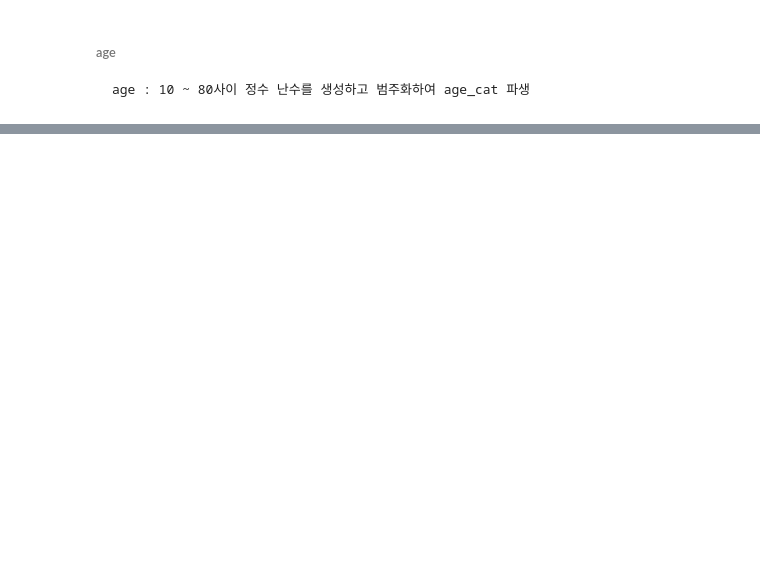
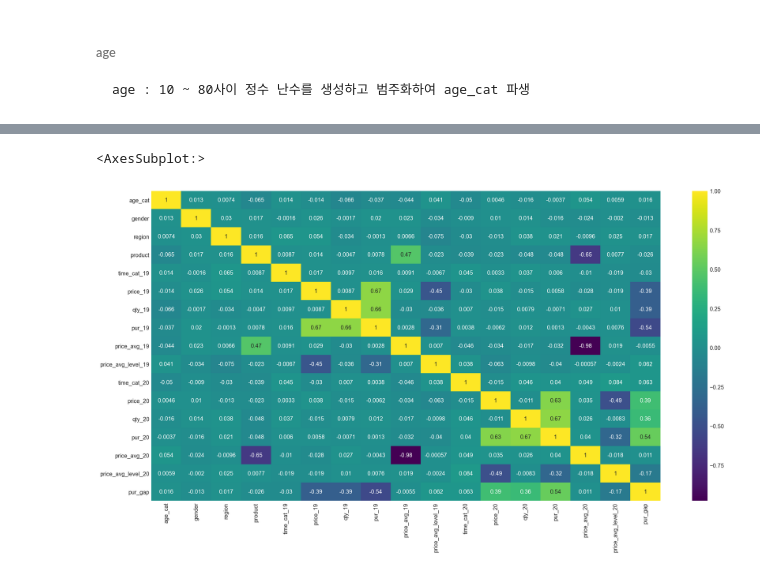
Before and after one commit to kikiru328/CAKD3-Github, a Jupyter notebook: 6. Numpy/Assignment/1. Numpy Random Data Preprocess Assignment 07.22.ipynb, the cells around one changed output, grey strips where cells are left out. Cells and saved outputs as stored; diff of their text form; code cells hidden in the pictures; blank space fills up the shorter version.

```diff
--- a/6. Numpy/Assignment/1. Numpy Random Data Preprocess Assignment 07.22.ipynb
+++ b/6. Numpy/Assignment/1. Numpy Random Data Preprocess Assignment 07.22.ipynb
@@ -119,0 +699,4 @@ binning
+# %%
+test = df1.merge(df2,how='outer')
+fdf = test.merge(df3,how='outer')
+fdf = fdf.sort_values(by='id')
@@ -119,0 +749,10 @@ binning
+# %%
+df = fdf.copy()
+# %%
+df.columns
+
+df = df[['age_cat','gender','region', 'product',
+'time_cat_19','price_19','qty_19','pur_19','price_avg_19','price_avg_level_19',
+'time_cat_20','price_20','qty_20','pur_20','price_avg_20','price_avg_level_20','pur_gap']]
+
+df.head(5)
@@ -119,0 +789,16 @@ binning
+# %%
+from sklearn.preprocessing import LabelEncoder
+le = LabelEncoder()
+features = ['age_cat','time_cat_19','time_cat_20','price_avg_level_19','price_avg_level_20']
+for feature in features:
+    df[feature] = le.fit_transform(df[feature]) #인코딩 실행됨. -학습: fit함수를 사용
+
+# LabelEncoder 의 경우 string 의 값의 첫번째 글자의 순서대로 적용됨.
+# 따라서 age_cat, price_avg_level 은 직접 수작업.
+
+# age_cat : child young_adult adult eldery (0,1,2,3) <- adult/ elderly/child/young_adult (0,1,2,3)
+df['age_cat'].replace({0:2,1:0,2:3,3:1}) #슬프다 한번에 할 수 있는 방법 없을까 애초에 category할때 부터 할걸
+# price_avg_level_ : 저가 정가 고가 (0,1,2) <- 고가/저가/정가 (0,1,2)
+df['price_avg_level_19'].replace({0:2,1:0,2:1})
+
+df.head()
@@ -119,0 +833,5 @@ binning
+# %%
+sns.heatmap(df.corr(), annot = True, cmap = 'viridis')
+# %% [output]
+<AxesSubplot:>
+[figure, added]
```
Also changed, not shown: parts of 71 cells of this notebook.
